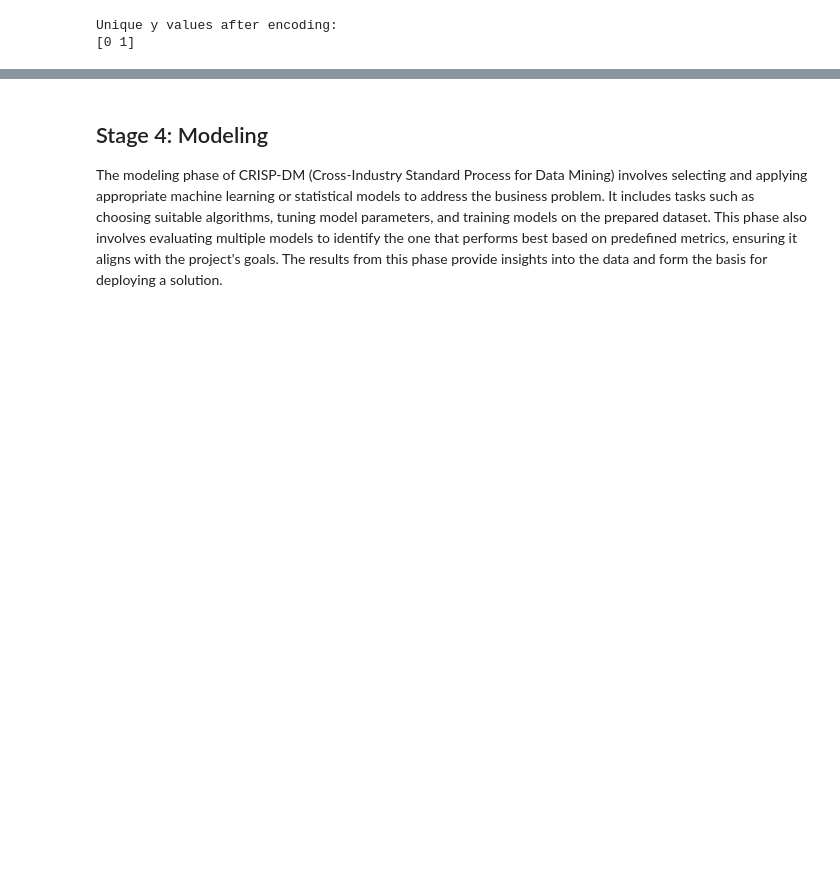
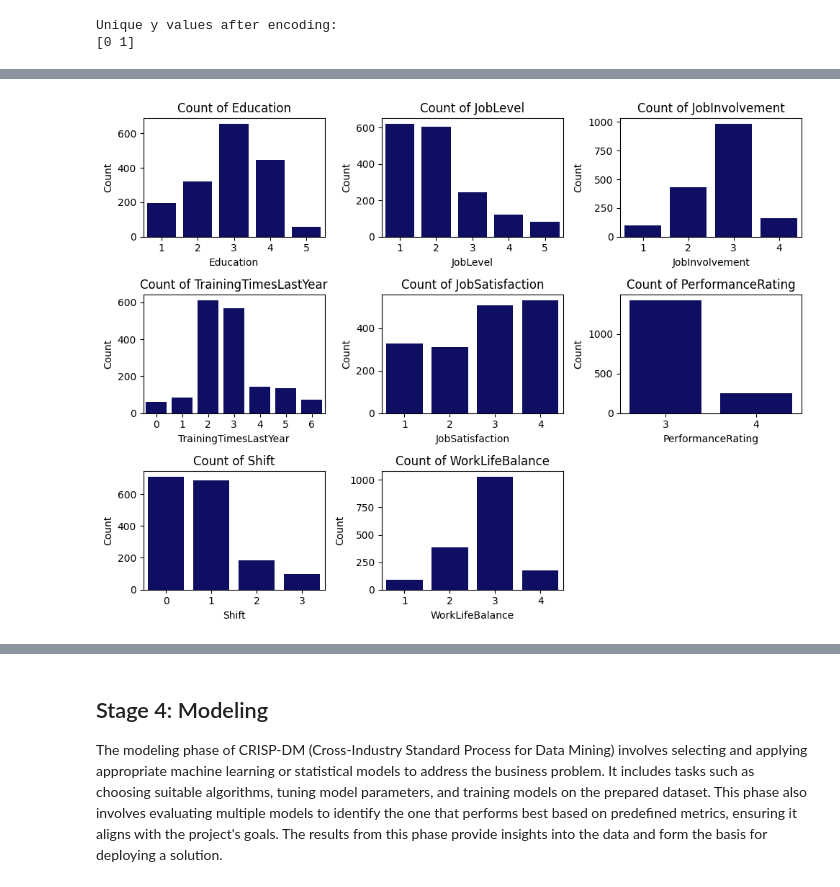
Before and after one commit to Jrk373/MachineLearningDemo, a Jupyter notebook: DecisionTreeClasifier.ipynb, the cells around one changed output, grey strips where cells are left out. Saved outputs shown, nothing was run; the diff lists cells and outputs as text; code cells hidden in the pictures; blank space fills up the shorter version.

Commit message:
Lunch Time

```diff
--- a/DecisionTreeClasifier.ipynb
+++ b/DecisionTreeClasifier.ipynb
@@ -485,0 +614,38 @@ Unique y values after encoding:
+# %%
+import matplotlib.pyplot as plt
+import seaborn as sns
+import pandas as pd
+
+# List of features to plot
+features = ['Education',
+            'JobLevel',
+            'JobInvolvement',
+            'TrainingTimesLastYear',
+            'JobSatisfaction',
+            'PerformanceRating',
+            'Shift',
+            'WorkLifeBalance']
+
+# Create a grid of plots
+n_features = len(features)
+cols = 3
+rows = (n_features // cols) + (n_features % cols > 0)
+
+fig, axes = plt.subplots(rows, cols, figsize=(10, 2.5 * rows))
+axes = axes.flatten()
+
+for i, feature in enumerate(features):
+    # Use count plots to better display ordinal variables
+    sns.countplot(x=X_encoded[feature], ax=axes[i], color="#000070")
+    axes[i].set_title(f"Count of {feature}")
+    axes[i].set_xlabel(feature)
+    axes[i].set_ylabel("Count")
+
+# Remove any empty subplots
+for j in range(i + 1, len(axes)):
+    fig.delaxes(axes[j])
+
+plt.tight_layout()
+plt.show()
+# %% [output]
+[figure, added]
```
Also changed, not shown: parts of 43 cells of this notebook.
